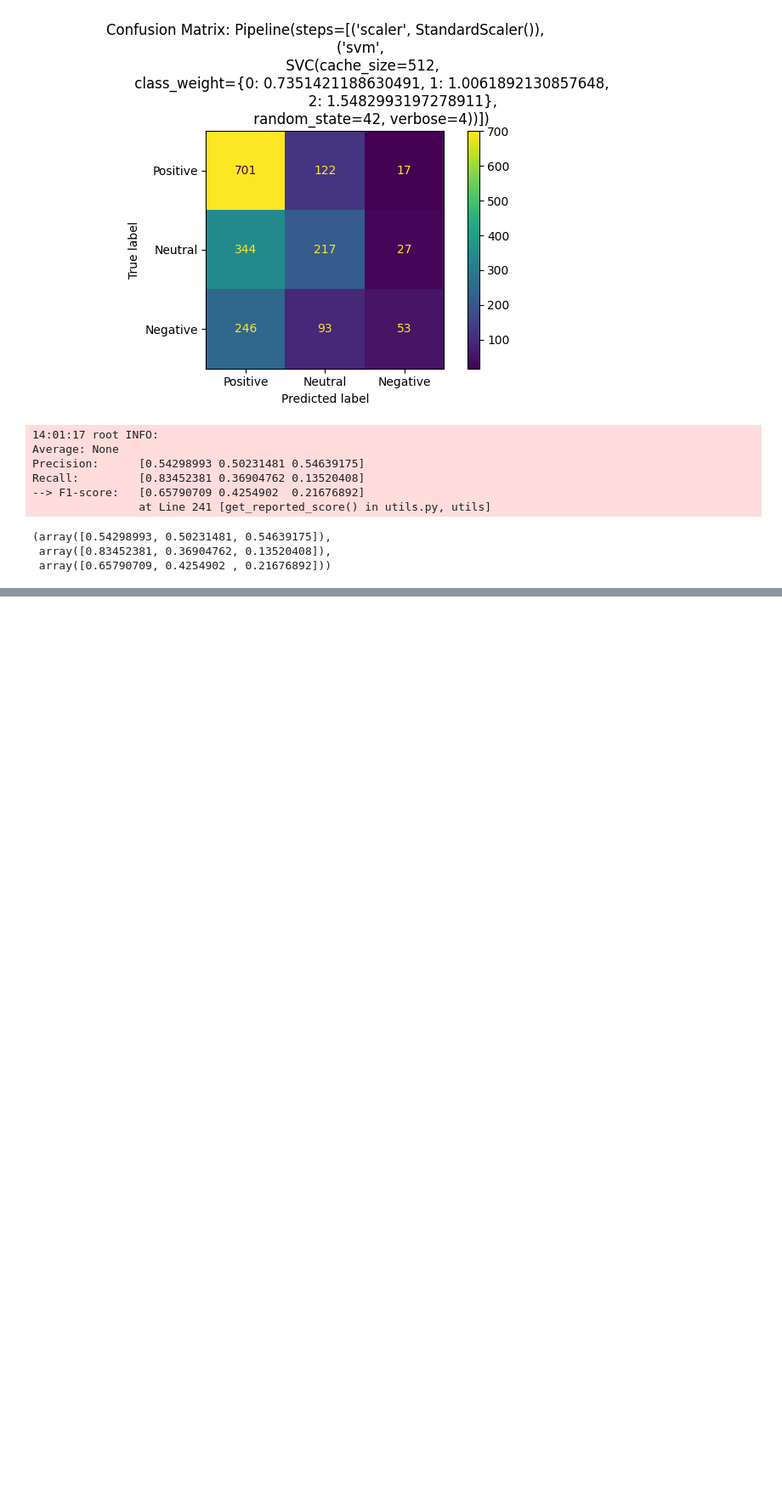
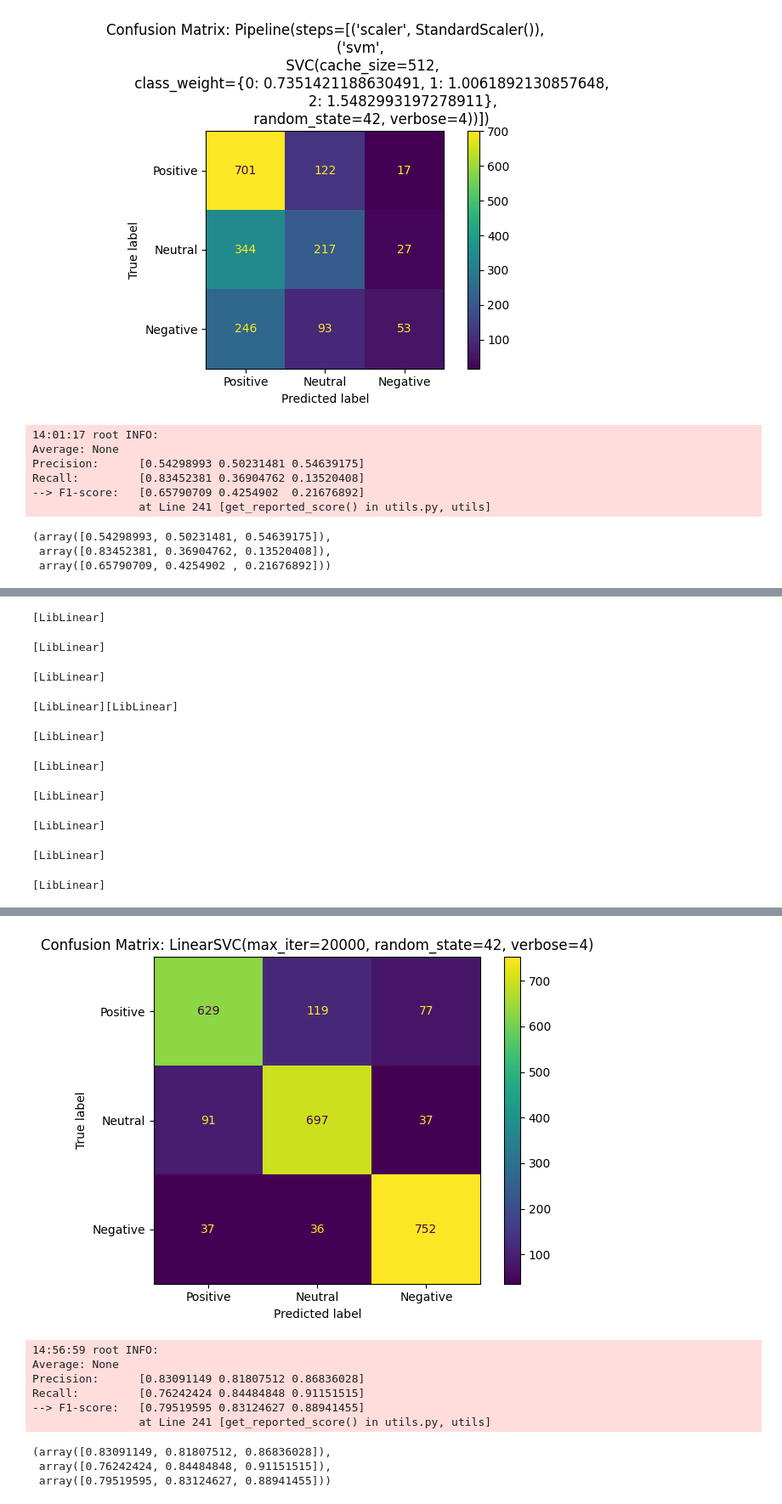
Before and after one commit to lovinh/Opinion-Classifier, a Jupyter notebook: svm_tf_idf.ipynb, the cells around one changed output, grey strips where cells are left out. Shown at 85% size. Drawn from its saved outputs; the diff is of its cells as text; code cells hidden in the pictures; blank space fills up the shorter version.

```diff
--- a/svm_tf_idf.ipynb
+++ b/svm_tf_idf.ipynb
@@ -629,0 +774,17 @@ Recall:         [0.83452381 0.36904762 0.13520408]
+# %%
+svc_clf = LinearSVC(loss="squared_hinge", multi_class="ovr", verbose=4, random_state=42, max_iter=20000, penalty='l2', dual=True)
+
+svc_clf.fit(X_train, y_train_encode)
+
+measure_score(svc_clf, X_train, y_train_encode, None, labels, 10, fig_title="Oversampling_LinearSVC_Default_3")
+# %% [output]
+[LibLinear]
+[LibLinear]
+[LibLinear]
+[LibLinear][LibLinear]
+[LibLinear]
+[LibLinear]
+[LibLinear]
+[LibLinear]
+[LibLinear]
+[LibLinear]
@@ -629,0 +795,10 @@ Recall:         [0.83452381 0.36904762 0.13520408]
+[figure, added]
+14:56:59 root INFO:
+Average: None
+Precision:      [0.83091149 0.81807512 0.86836028]
+Recall:         [0.76242424 0.84484848 0.91151515]
+--> F1-score:   [0.79519595 0.83124627 0.88941455]
+                at Line 241 [get_reported_score() in utils.py, utils]
+(array([0.83091149, 0.81807512, 0.86836028]),
+ array([0.76242424, 0.84484848, 0.91151515]),
+ array([0.79519595, 0.83124627, 0.88941455]))
```
Also changed, not shown: parts of 35 cells of this notebook, 16 other files.
